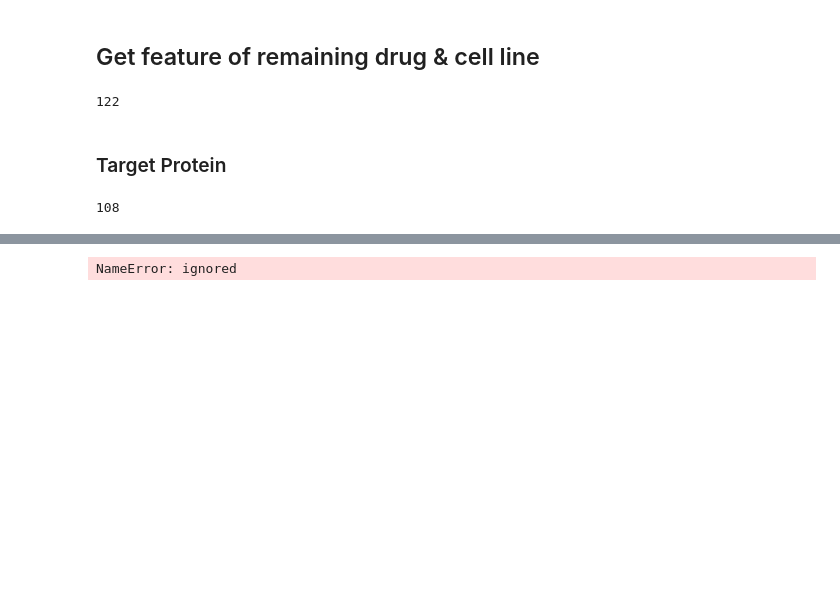
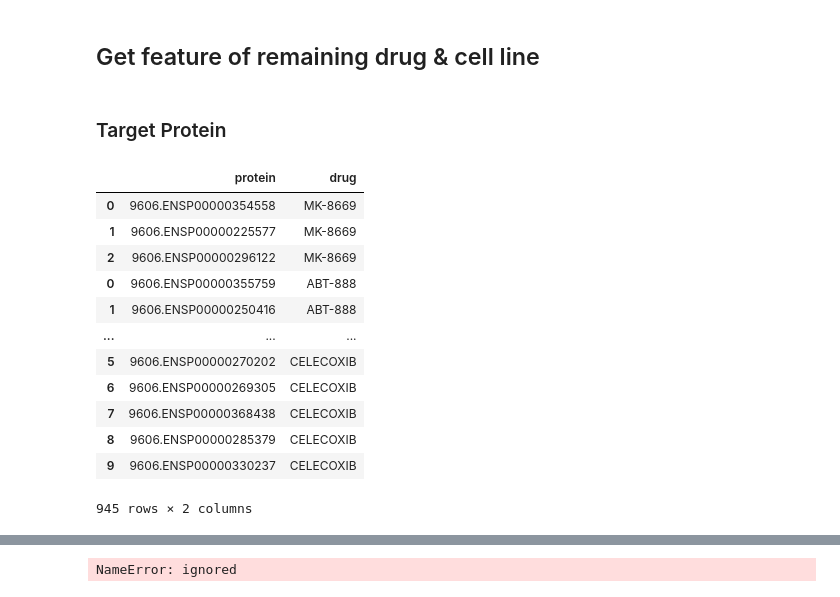
Before and after one commit to kittisaktaoma/colab_practice, a Jupyter notebook: CalcSynergy.ipynb, the cells around one changed output, grey strips where cells are left out. Saved outputs shown, nothing was run; the diff lists cells and outputs as text; code cells hidden in the pictures; blank space fills up the shorter version.

```diff
--- a/CalcSynergy.ipynb
+++ b/CalcSynergy.ipynb
@@ -74,7 +74,8 @@ sample_data_explore = pd.read_csv("https://raw.githubusercontent.com/kittisaktao
 sample_info["Unique_drugComb_number"] = sample_data_explore.groupby(['drug_row','drug_col']).count().reset_index().shape[0]
 drug_row_count = sample_data_explore.iloc[:,1].unique()
 drug_col_count = sample_data_explore.iloc[:,2].unique()
-all_sample = np.unique(np.concatenate((drug_row_count,drug_col_count))).__len__()
+all_sample_count = np.unique(np.concatenate((drug_row_count,drug_col_count))).__len__()
+all_sample = np.unique(np.concatenate((drug_row_count,drug_col_count)))
 
 sample_info["singel_drug_number"] = all_sample
 sample_info["cell_line_number"] = 11
@@ -212,6 +207,9 @@ for i in all_sample:
     add_length = 8 - int(pubmed_query_length)
     stitch_cid = "CIDs"+ '0'*int(add_length) + str(c[0].cid)
     target_prot = np.array(pd.read_csv("http://stitch.embl.de/api/tsv/interactors?identifier="+stitch_cid+"&species=9606",sep="\t").iloc[1:,:])
-    target_protein[i] = target_prot
+    if len(target_prot) == 0:
+      pass
+    elif len(target_prot) > 0:
+      target_protein[i] = target_prot
   except Exception:
     pass
@@ -452,5 +435,4 @@ remaingin_drug_target_protein = set(list(target_protein.keys()))
 #list of remaining drug in drug structure
 remaingin_drug_structure = set(list(feat_mat.keys()))
 
-available_drug = list(remaingin_drug_target_protein & remaingin_drug_structure & cell_line_drug_remaining)
-available_drug
+available_drug = list(remaingin_drug_target_protein & cell_line_drug_remaining & remaingin_drug_structure)
@@ -457,28 +462,32 @@ available_drug
 # %% [markdown]
 ## Get feature of remaining drug & cell line
-# %%
-target_protein.__len__()
-# %% [output]
-122
 # %% [markdown]
 ### Target Protein
 # %%
-target_protein_filter = {k: target_protein[k] for k in set(available_drug) & set(target_protein.keys())}
-#df_annotated = pd.DataFrame(pd.DataFrame(list(target_protein_filter.values())[0].tolist()))
-#list(target_protein_filter.keys()).__len__()
+newDF = pd.DataFrame()
+
+target_protein_filter = {k: target_protein[k] for k in available_drug}
+
+for i in range(target_protein_filter.__len__()):
+  df_annotated = pd.DataFrame(pd.DataFrame(list(target_protein_filter.values())[i].tolist()))
+  df_annotated["drug"] = list(target_protein_filter.keys())[i]
+  newDF = df_annotated.append(newDF)
+newDF.columns = ['protein','drug']
+newDF
+# %% [output]
+|  | protein | drug |
+| 0 | 9606.ENSP00000354558 | MK-8669 |
+| 1 | 9606.ENSP00000225577 | MK-8669 |
+| 2 | 9606.ENSP00000296122 | MK-8669 |
+| 0 | 9606.ENSP00000355759 | ABT-888 |
+| 1 | 9606.ENSP00000250416 | ABT-888 |
+| ... | ... | ... |
+| 5 | 9606.ENSP00000270202 | CELECOXIB |
+| 6 | 9606.ENSP00000269305 | CELECOXIB |
+| 7 | 9606.ENSP00000368438 | CELECOXIB |
+| 8 | 9606.ENSP00000285379 | CELECOXIB |
+| 9 | 9606.ENSP00000330237 | CELECOXIB |
+945 rows × 2 columns
-# %%
-target_protein_filter = {k: target_protein[k] for k in set(available_drug) & set(target_protein.keys())}
-
-newDF = pd.DataFrame()
-
-for i in range(target_protein_filter.__len__()):
-  df_annotated = pd.DataFrame(pd.DataFrame(list(target_protein_filter.values())[i].tolist()))
-  df_annotated["drug"] = list(target_protein_filter.keys())[i]
-  newDF = df_annotated.append(newDF)
-newDF.columns = ['protein','drug']
-newDF["drug"].unique().__len__()
-# %% [output]
-108
 # %%
 crosstab_df_target_protein = pd.crosstab(newDF["drug"],newDF['protein']).stack().reset_index(name='Freq')
 crosstab_df_target_protein_02 = pd.pivot_table(crosstab_df_target_protein,index='drug', columns='protein',values='Freq').reset_index()
```
Also changed, not shown: parts of 9 cells of this notebook.
